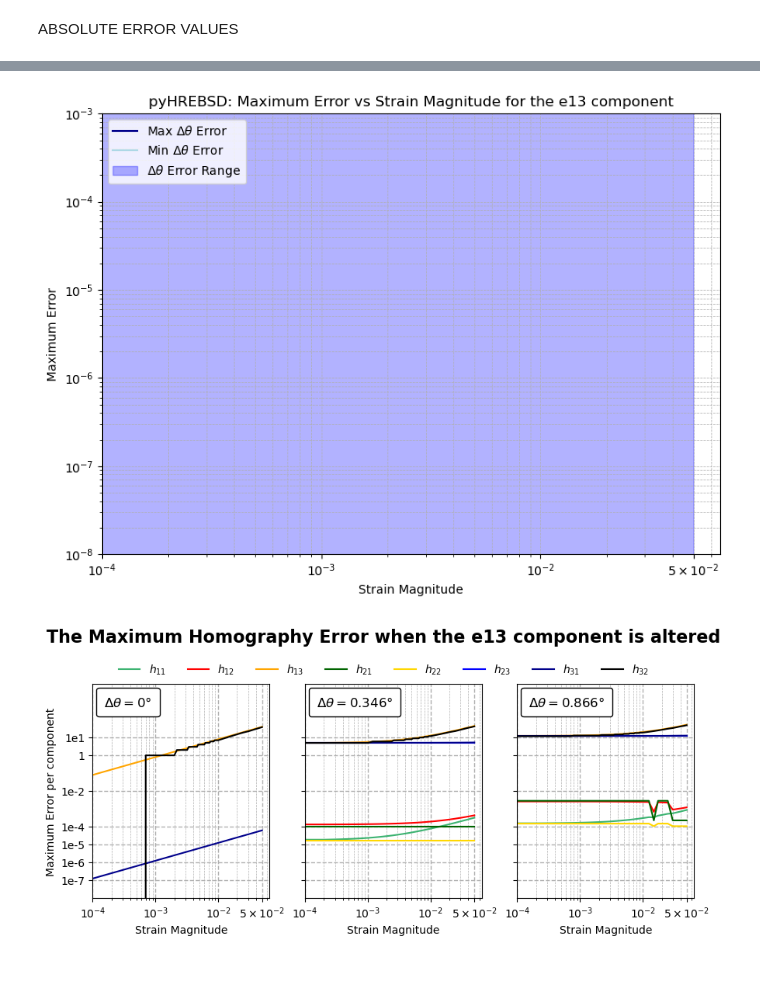
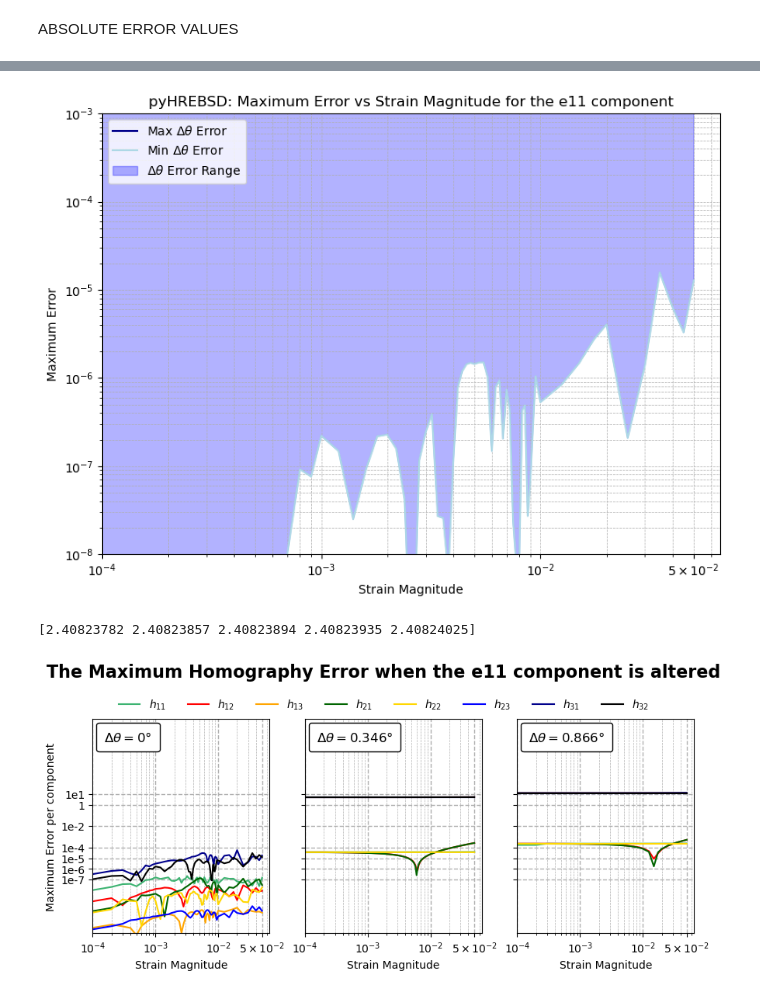
Before and after one commit to crestienne/IDIC-HREBSD, a Jupyter notebook: ReadingPyHREBSDFiles.ipynb, the cells around one changed output, grey strips where cells are left out. Drawn from its saved outputs; the diff is of its cells as text; code cells hidden in the pictures.

```diff
--- a/ReadingPyHREBSDFiles.ipynb
+++ b/ReadingPyHREBSDFiles.ipynb
@@ -26,19 +26,19 @@ Before you can read in the file make sure that the line DATA BEGIN is commented
 # %%
 #EMEBSD version
 #file that contains all of the deformation gradient data exported from Al_results visulalization
-filename = '/Users/crestiennedechaine/Scripts/DIC-HREBSD/DIC-HREBSD/results/TestRun_homographies_Dec22025.npy'
+filename = '/Users/crestiennedechaine/Scripts/DIC-HREBSD/DIC-HREBSD/results/E11_Dec22025_20251203_092348/E11_homographies_Dec22025.npy'
 
 strain = True #set to True for strain version, False for w version
 
 # ----------- Code for reading in the inputted values ------------
-Testcasesfilename = '/Users/crestiennedechaine/Scripts/DIC-HREBSD/DIC-HREBSD/Inputs/Altering_e13.csv'
+Testcasesfilename = '/Users/crestiennedechaine/Scripts/DIC-HREBSD/DIC-HREBSD/Inputs/Altering_e11.csv'
 
 Rows = 6
 Columns = 58
 
-componentname = 'e13'
+componentname = 'e11'
 
-foldername = f'/Users/crestiennedechaine/Scripts/DIC-HREBSD/DIC-HREBSD/results/{componentname}_pyHREBSD_dec22025/'
+foldername = f'/Users/crestiennedechaine/Scripts/DIC-HREBSD/DIC-HREBSD/results/{componentname}_pyHREBSD_dec32025/'
 
 os.makedirs(foldername, exist_ok=True)
 # %% [markdown]
@@ -50,13 +50,13 @@ h = np.load(
 
 #h is in column major order convert h to row major order for comparison
 h11 = h[:, 0]
-h21 = h[:, 1]
-h31 = h[:, 2]
-h12 = h[:, 3]
+h12 = h[:, 1]
+h13 = h[:, 2]
+h21 = h[:, 3]
 h22 = h[:, 4]
-h32 = h[:, 5]
-h13 = h[:, 6]
-h23 = h[:, 7]
+h23 = h[:, 5]
+h31 = h[:, 6]
+h32 = h[:, 7]
 
 #restack h in row major order
 h_calc = np.stack((h11, h12, h13, h21, h22, h23, h31, h32), axis=1)
@@ -494,7 +494,7 @@ plt.savefig(f'{foldername}/ErrorRange_for_{componentname}.png')
 
 plt.show()
 # %% [output]
-[figure, old version]
+[figure, new version]
 # %%
 F_true = np.zeros((e_true.shape[0], 3, 3))
 h_true = np.zeros((e_true.shape[0], 8))
@@ -514,6 +518,11 @@ h22_abs_error = h_abs_error[:, 4].reshape(Rows, Columns)
 h23_abs_error = h_abs_error[:, 5].reshape(Rows, Columns)
 h31_abs_error = h_abs_error[:, 6].reshape(Rows, Columns)
 h32_abs_error = h_abs_error[:, 7].reshape(Rows, Columns)
+# %%
+#print the first 5 rows of h32_abs_error
+print(h32_abs_error[1, 0:5])
+# %% [output]
+[2.40823782 2.40823857 2.40823894 2.40823935 2.40824025]
 # %%
 fig, ax = plt.subplots(1, 3, figsize=(10, 4))
 
@@ -548,7 +557,7 @@ for ax_idx, row in enumerate(rows):
         else:
             ax[ax_idx].loglog(x_axis, y, linestyle='-', color=color_map[comp])
 
-    ax[ax_idx].set_ylim(1e-8, 1e4)
+    ax[ax_idx].set_ylim(1e-12, 1e8)
     if strain:
         ax[ax_idx].set_xlabel("Strain Magnitude")
     else:
@@ -577,34 +586,34 @@ for ax_idx, row in enumerate(rows):
                       loc='upper left',                # change to 'upper right' etc.
                       prop=dict(size=12, weight='bold'),
                       frameon=True)
     at.patch.set_boxstyle("round,pad=0.2")
     ax[ax_idx].add_artist(at)
 
     ax[ax_idx].grid(which='both', axis='both', linestyle='--', linewidth=0.5)
     # make the major grid lines more prominent
     ax[ax_idx].grid(which='major', axis='both', linestyle='--', linewidth=1.0)
 
     if strain:
         ax[ax_idx].set_xticks([1e-4, 1e-3, 1e-2, 5e-2])
         ax[ax_idx].set_xticklabels([r'$10^{-4}$', r'$10^{-3}$', r'$10^{-2}$', r'$5 \times 10^{-2}$'])
     else:
         ax[ax_idx].set_xticks([0.1, 1, 10])
         ax[ax_idx].set_xticklabels(['0.1', '1', '10'])
     ax[ax_idx].set_yticks([1e-7, 1e-6, 1e-5, 1e-4, 1e-2, 1, 1e1])
     if ax_idx == 0:
         ax[ax_idx].set_yticklabels(['1e-7', '1e-6', '1e-5', '1e-4', '1e-2', '1', '1e1'])
     # (y ticklabels already set/hidden above)
 
 fig.suptitle(f"The Maximum Homography Error when the {componentname} component is altered", fontsize=16, fontweight='bold', y=0.98)
 
 # collect handles/labels from the first axis (unique)
 handles, labels = ax[0].get_legend_handles_labels()
 fig.legend(handles, labels, loc='upper center', bbox_to_anchor=(0.5, 0.90), ncol=9, frameon=False)
 plt.subplots_adjust(top=0.80)
 plt.savefig(f'{foldername}/MaxError_homography_altering_{componentname}.png', dpi=300)
 plt.show()
 # %% [output]
-[figure, old version]
+[figure, new version]
 # %%
 # Create subplots for all h components
 fig, axes = plt.subplots(3, 3, figsize=(16, 8))
```
Also changed, not shown: parts of 6 cells of this notebook.
